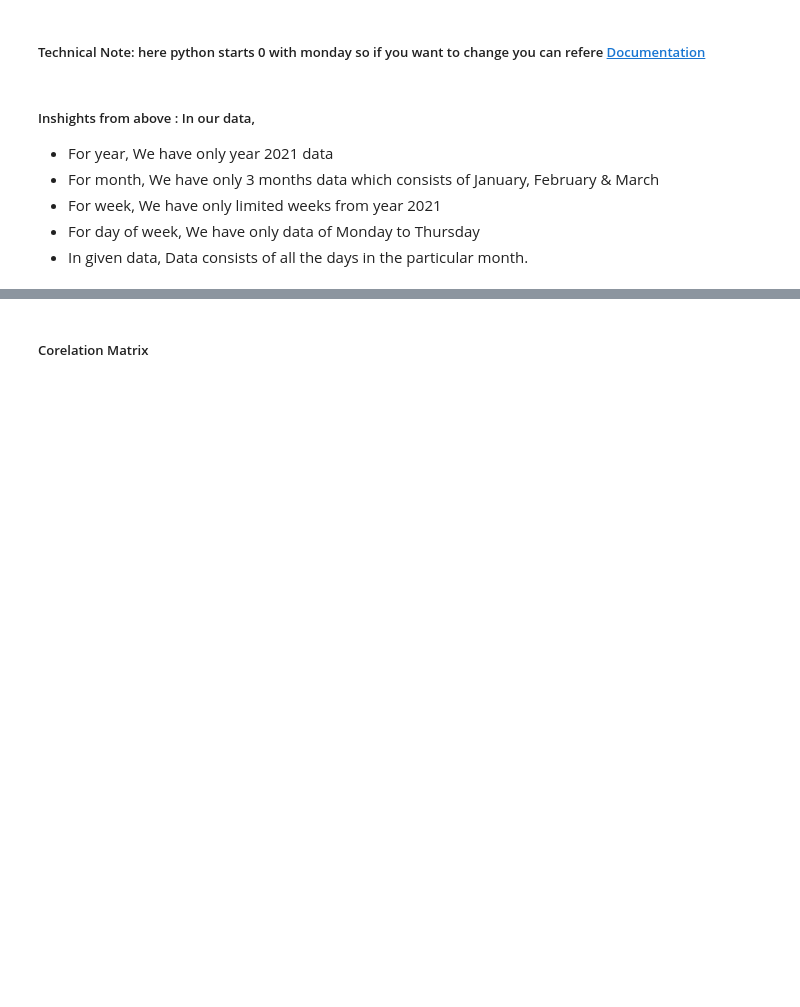
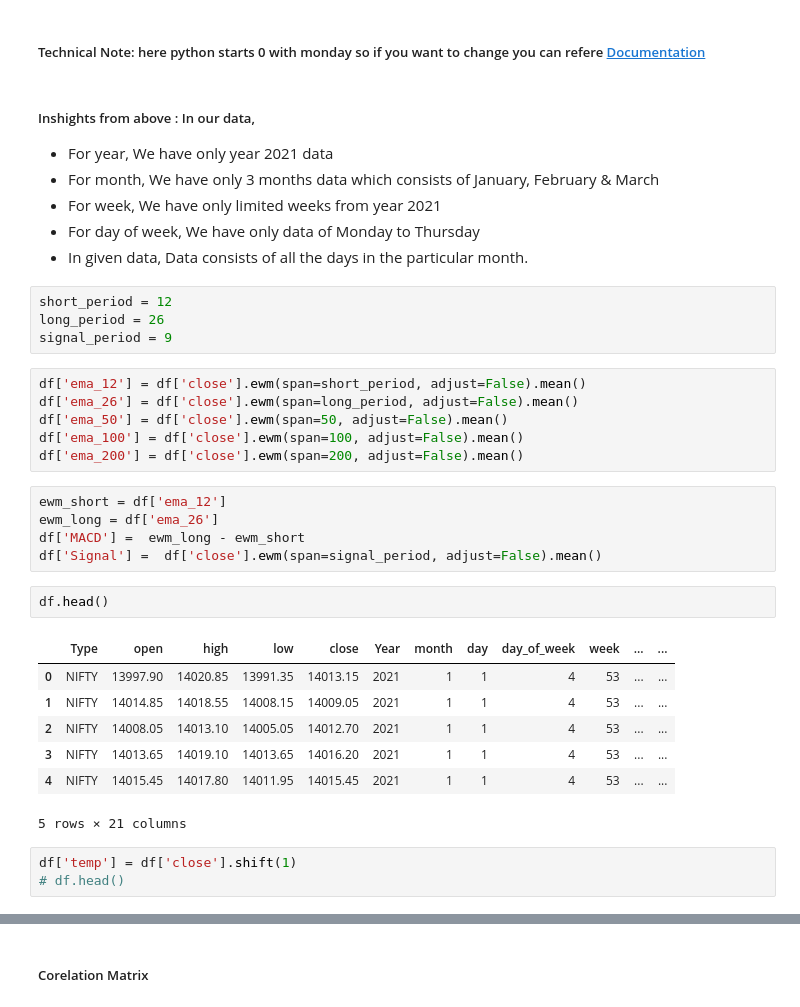
Before and after one commit to yaskpatel03/Prediction-of-stock-price-movement, a Jupyter notebook: eda_for_dataframe.ipynb, the cells around one changed output, grey strips where cells are left out. Cells and saved outputs as stored; diff of their text form; blank space fills up the shorter version.

```diff
--- a/eda_for_dataframe.ipynb
+++ b/eda_for_dataframe.ipynb
@@ -244,3 +244,31 @@ array([4, 0, 1, 2, 3], dtype=int64)
 - For week, We have only limited weeks from year 2021
 - For day of week, We have only data of Monday to Thursday
 - In given data, Data consists of all the days in the particular month.
+# %%
+short_period = 12
+long_period = 26
+signal_period = 9
+# %%
+df['ema_12'] = df['close'].ewm(span=short_period, adjust=False).mean()
+df['ema_26'] = df['close'].ewm(span=long_period, adjust=False).mean()
+df['ema_50'] = df['close'].ewm(span=50, adjust=False).mean()
+df['ema_100'] = df['close'].ewm(span=100, adjust=False).mean()
+df['ema_200'] = df['close'].ewm(span=200, adjust=False).mean()
+# %%
+ewm_short = df['ema_12']
+ewm_long = df['ema_26']
+df['MACD'] =  ewm_long - ewm_short
+df['Signal'] =  df['close'].ewm(span=signal_period, adjust=False).mean()
+# %%
+df.head()
+# %% [output]
+|  | Type | open | high | low | close | Year | month | day | day_of_week | week | ... | ... |
+| 0 | NIFTY | 13997.90 | 14020.85 | 13991.35 | 14013.15 | 2021 | 1 | 1 | 4 | 53 | ... | ... |
+| 1 | NIFTY | 14014.85 | 14018.55 | 14008.15 | 14009.05 | 2021 | 1 | 1 | 4 | 53 | ... | ... |
+| 2 | NIFTY | 14008.05 | 14013.10 | 14005.05 | 14012.70 | 2021 | 1 | 1 | 4 | 53 | ... | ... |
+| 3 | NIFTY | 14013.65 | 14019.10 | 14013.65 | 14016.20 | 2021 | 1 | 1 | 4 | 53 | ... | ... |
+| 4 | NIFTY | 14015.45 | 14017.80 | 14011.95 | 14015.45 | 2021 | 1 | 1 | 4 | 53 | ... | ... |
+5 rows × 21 columns
+# %%
+df['temp'] = df['close'].shift(1)
+# df.head()
```
Also changed, not shown: parts of 7 cells of this notebook, 1 other file.
